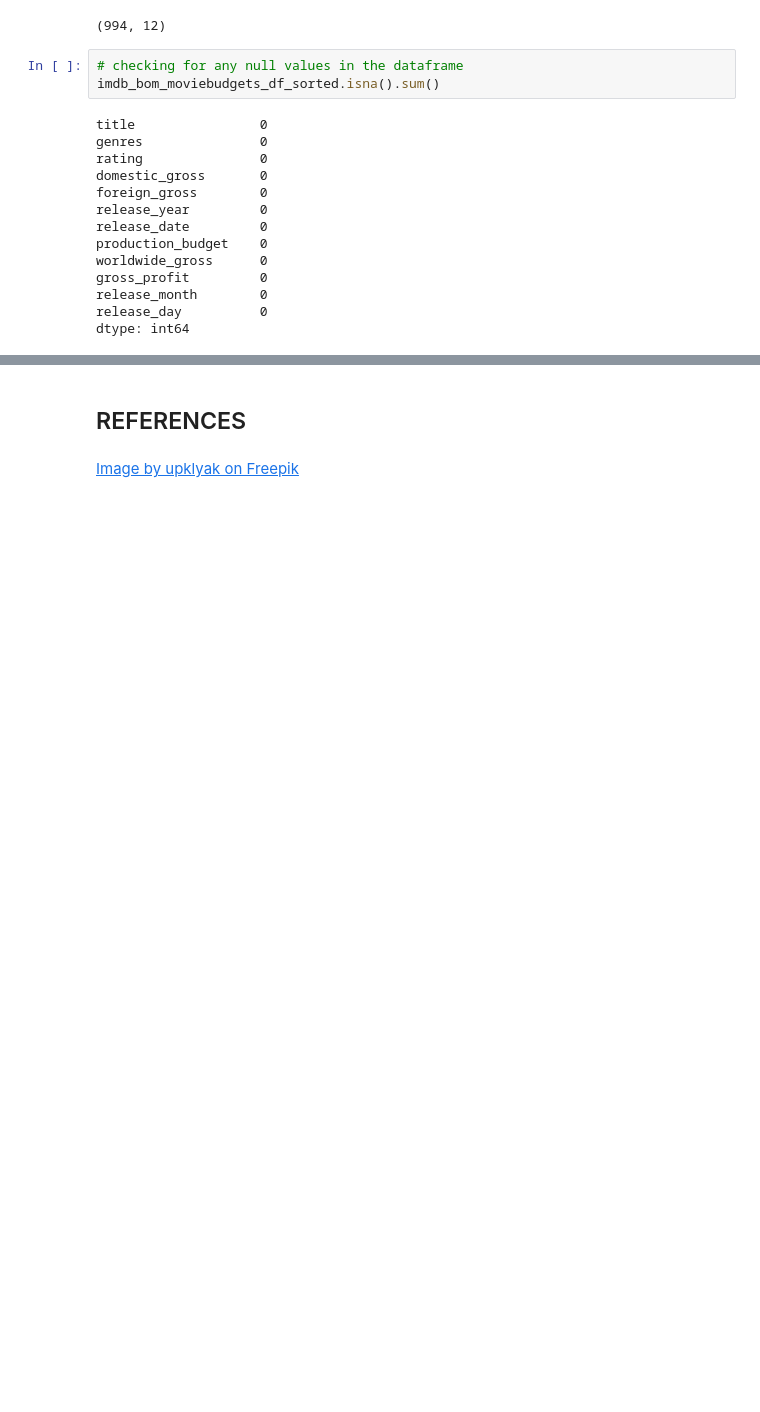
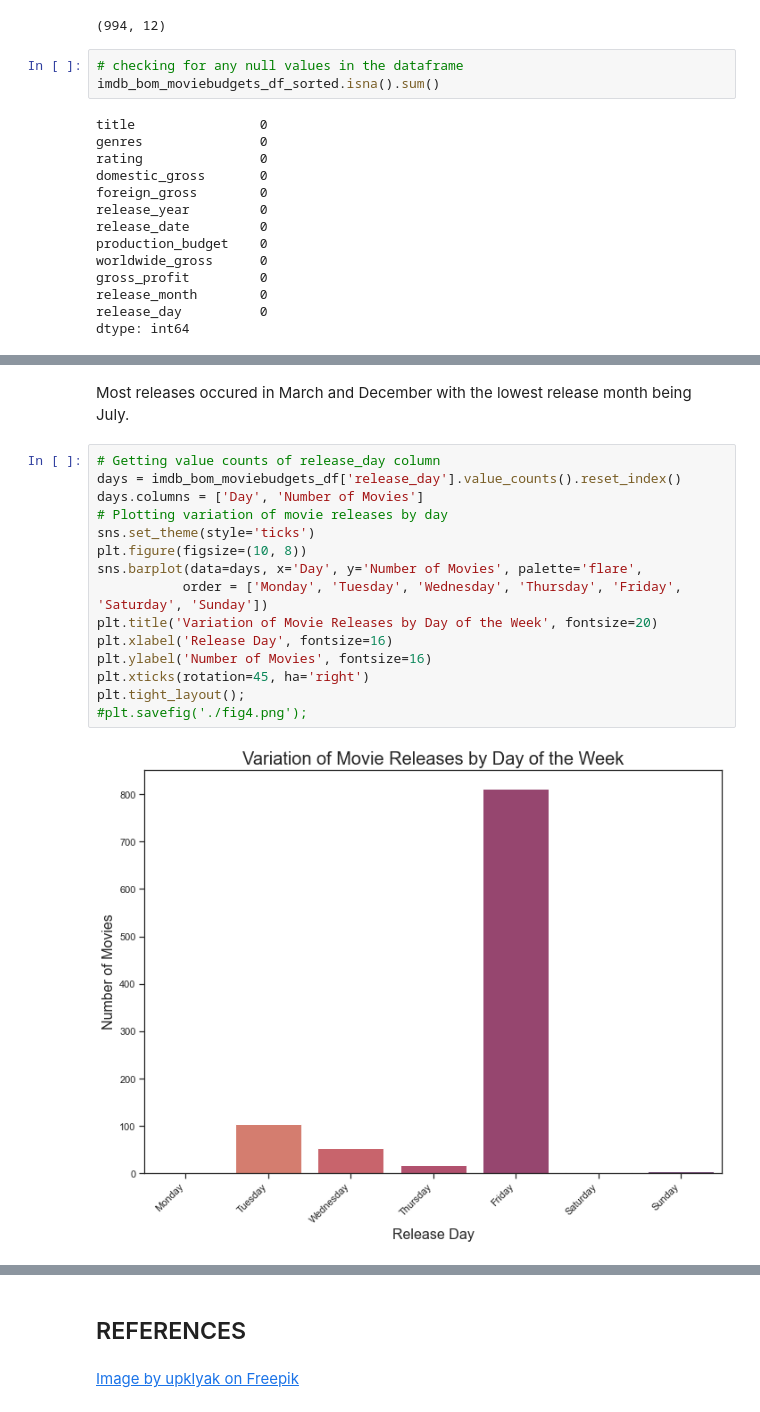
Before and after one commit to Eva-Claire/Microsoft_Movie_Analysis_Phase_1_Project, a Jupyter notebook: Microsoft_Movie_Analysis_Phase_1_Project.ipynb, the cells around one changed output, grey strips where cells are left out. Drawn from its saved outputs; the diff is of its cells as text; blank space fills up the shorter version.

```diff
--- a/Microsoft_Movie_Analysis_Phase_1_Project.ipynb
+++ b/Microsoft_Movie_Analysis_Phase_1_Project.ipynb
@@ -941,0 +908,19 @@ dtype: int64
+# %% [markdown]
+Most releases occured in March and December with the lowest release month being July.
+# %%
+# Getting value counts of release_day column
+days = imdb_bom_moviebudgets_df['release_day'].value_counts().reset_index()
+days.columns = ['Day', 'Number of Movies']
+# Plotting variation of movie releases by day
+sns.set_theme(style='ticks')
+plt.figure(figsize=(10, 8))
+sns.barplot(data=days, x='Day', y='Number of Movies', palette='flare',
+           order = ['Monday', 'Tuesday', 'Wednesday', 'Thursday', 'Friday', 'Saturday', 'Sunday'])
+plt.title('Variation of Movie Releases by Day of the Week', fontsize=20)
+plt.xlabel('Release Day', fontsize=16)
+plt.ylabel('Number of Movies', fontsize=16)
+plt.xticks(rotation=45, ha='right')
+plt.tight_layout();
+#plt.savefig('./fig4.png');
+# %% [output]
+[figure, added]
```
Also changed, not shown: parts of 75 cells of this notebook, 1 other file.
